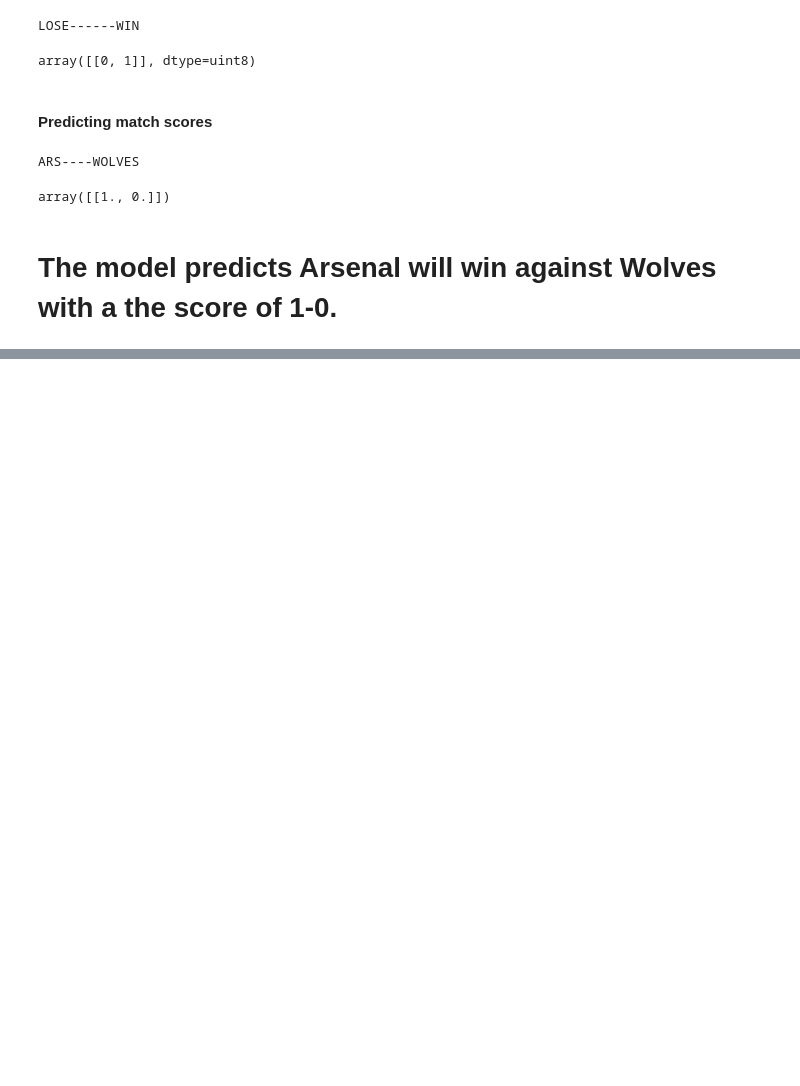
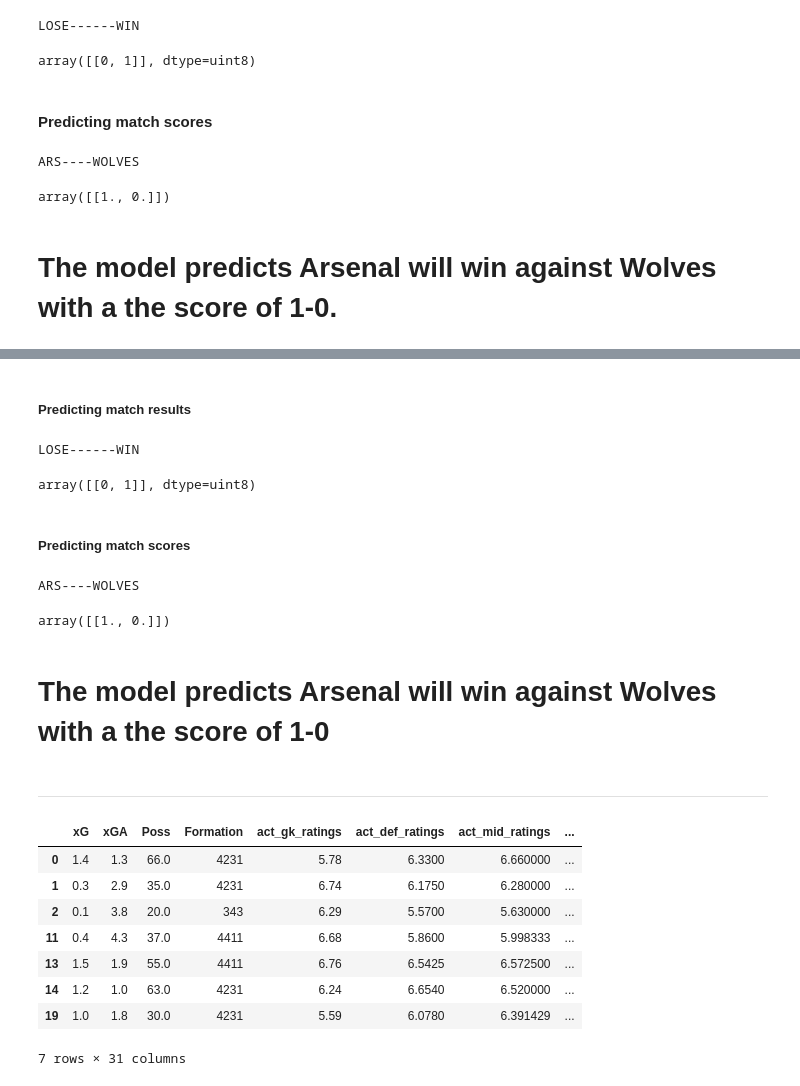
Before and after one commit to alepnabil/Arsenal_match_predictions, a Jupyter notebook: 2021-2022 season/updated_weekly_prediction.ipynb, the cells around one changed output, grey strips where cells are left out. Saved outputs shown, nothing was run; the diff lists cells and outputs as text; code cells hidden in the pictures; blank space fills up the shorter version.

```diff
--- a/2021-2022 season/updated_weekly_prediction.ipynb
+++ b/2021-2022 season/updated_weekly_prediction.ipynb
@@ -405,0 +470,41 @@ array([[1., 0.]])
+# %% [markdown]
+##### Predicting match results
+# %%
+model = LogisticRegression(C=100)
+lr=MultiOutputClassifier(model)
+lr.fit(x_train,y_train)
+#make prediction using input for this match
+
+print('LOSE------WIN')
+lr.predict(wolves_input)
+# %% [output]
+LOSE------WIN
+array([[0, 1]], dtype=uint8)
+# %% [markdown]
+##### Predicting match scores
+# %%
+model = LogisticRegression(C=100)
+lr=MultiOutputClassifier(model)
+lr.fit(x_train,y_train_scoring)
+
+print('ARS----WOLVES')
+lr.predict(wolves_input)
+# %% [output]
+ARS----WOLVES
+array([[1., 0.]])
+# %% [markdown]
+# The model predicts Arsenal will win against Wolves with a the score of 1-0
+# %% [markdown]
+****
+# %%
+df[df['L']==1]
+# %% [output]
+|  | xG | xGA | Poss | Formation | act_gk_ratings | act_def_ratings | act_mid_ratings | ... |
+| 0 | 1.4 | 1.3 | 66.0 | 4231 | 5.78 | 6.3300 | 6.660000 | ... |
+| 1 | 0.3 | 2.9 | 35.0 | 4231 | 6.74 | 6.1750 | 6.280000 | ... |
+| 2 | 0.1 | 3.8 | 20.0 | 343 | 6.29 | 5.5700 | 5.630000 | ... |
+| 11 | 0.4 | 4.3 | 37.0 | 4411 | 6.68 | 5.8600 | 5.998333 | ... |
+| 13 | 1.5 | 1.9 | 55.0 | 4411 | 6.76 | 6.5425 | 6.572500 | ... |
+| 14 | 1.2 | 1.0 | 63.0 | 4231 | 6.24 | 6.6540 | 6.520000 | ... |
+| 19 | 1.0 | 1.8 | 30.0 | 4231 | 5.59 | 6.0780 | 6.391429 | ... |
+7 rows × 31 columns
```
Also changed, not shown: parts of 11 cells of this notebook.
